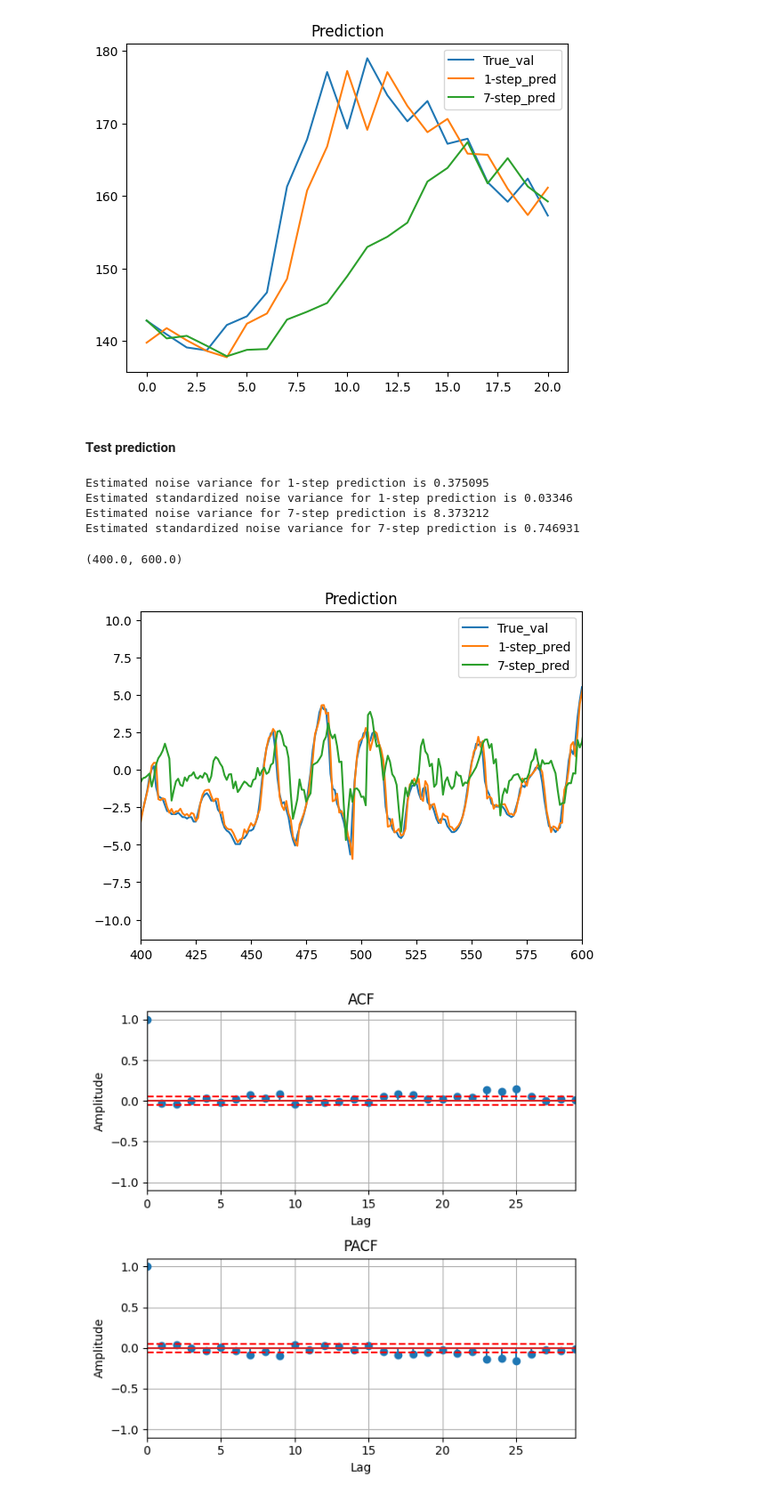
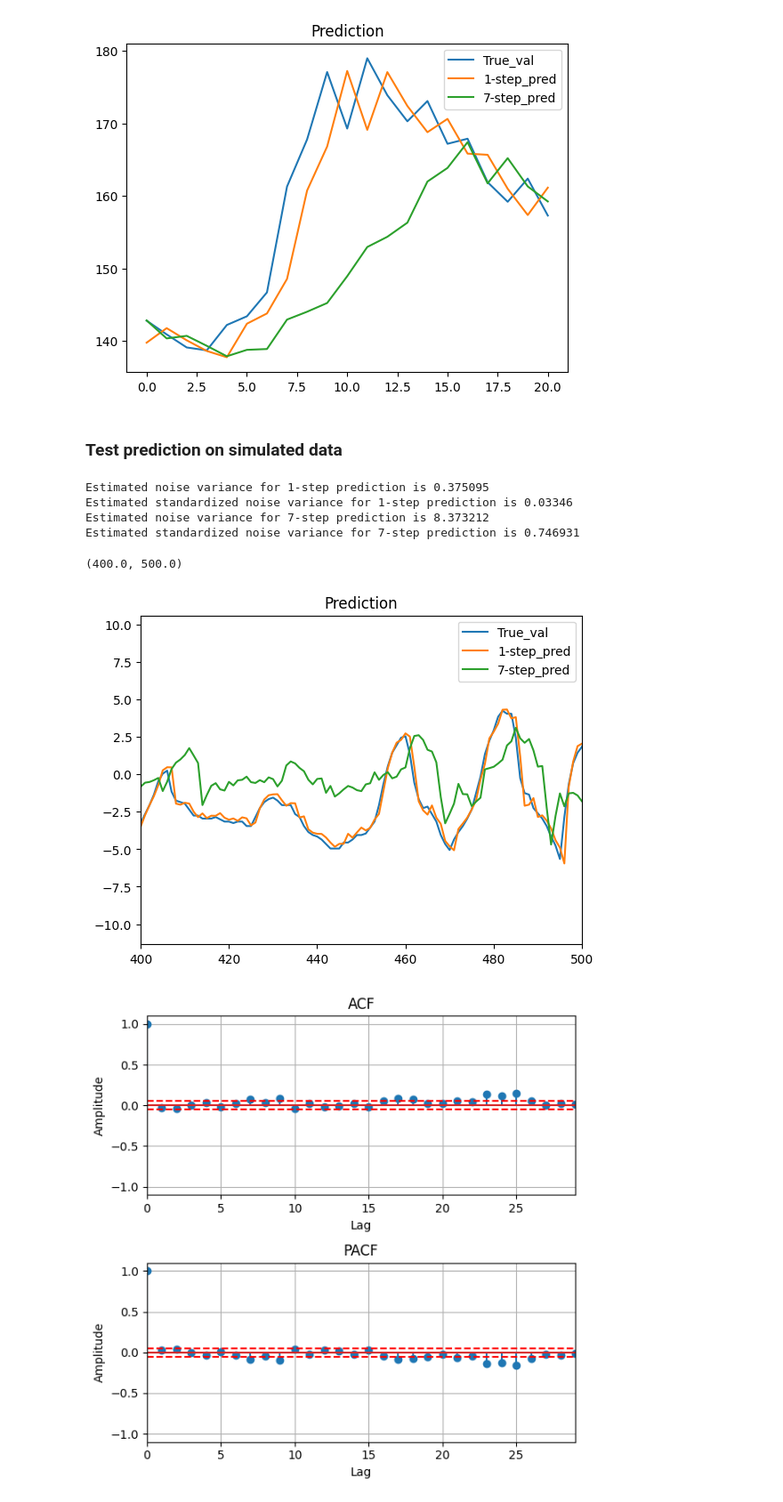
Before and after one commit to atjhin/lund-university, a Jupyter notebook: MASM17/FinalProject.ipynb, the cells around one changed output. Shown at 89% size. Saved outputs shown, nothing was run; the diff lists cells and outputs as text; code cells hidden in the pictures.

```diff
--- a/MASM17/FinalProject.ipynb
+++ b/MASM17/FinalProject.ipynb
@@ -59,7 +59,7 @@ def analyzeARMA(x, A=0, C=0, noLags=50, titleStr=None, return_val=False, normal_
         return model, acf_est, pacf_est
 
 
-def pred_k(y, A, C, x=None, B=None, s=0, k=[1], plot=True, transform=False, x_transform=False, inv_transform=False):
+def pred_k(y, A, C, x=None, B=None, s=0, k=[1], plot=True, var=True, transform=False, x_transform=False, inv_transform=False):
 
     # Initialize important variables
     if s>0:
@@ -101,8 +101,9 @@ def pred_k(y, A, C, x=None, B=None, s=0, k=[1], plot=True, transform=False, x_tr
         noise_var = np.var(pred_error)
         pred_resid_dict[k[i]] = pred_error
         normalized_noise_var = noise_var/var_y
-        print(f'Estimated noise variance for {k[i]}-step prediction is {round(noise_var,6)}')
-        print(f'Estimated standardized noise variance for {k[i]}-step prediction is {round(normalized_noise_var,6)}')
+        if var:
+            print(f'Estimated noise variance for {k[i]}-step prediction is {round(noise_var,6)}')
+            print(f'Estimated standardized noise variance for {k[i]}-step prediction is {round(normalized_noise_var,6)}')
 
     # plot the results and return yhat and noise variance
     # yhat_k_df.dropna().reset_index(drop=True).plot(title='Prediction')
@@ -627,22 +628,22 @@ Estimated noise variance for 7-step prediction is 113.011127
 Estimated standardized noise variance for 7-step prediction is 0.851121
 [figure]
 # %% [markdown]
-#### Test prediction
+### Test prediction on simulated data
 # %%
 svedala = analysis.mat2np('./data/svedala.mat')
 A = [1, -1.79, 0.84] ;
 C = [1, -0.18, -0.11 ] ;
 k = [1,7]
 yhat_k, noise_var = pred_k(y=svedala, A=A,C=C,k=k)
-plt.xlim(400,600)
+plt.xlim(400,500)
 # plt.xlim(200,400)
 # %% [output]
 Estimated noise variance for 1-step prediction is 0.375095
 Estimated standardized noise variance for 1-step prediction is 0.03346
 Estimated noise variance for 7-step prediction is 8.373212
 Estimated standardized noise variance for 7-step prediction is 0.746931
-(400.0, 600.0)
+(400.0, 500.0)
-[figure, old version]
+[figure, new version]
 # %%
 modelling.plotACFnPACF(noise_var[1])
 # %% [output]
```
Also changed, not shown: parts of 19 cells of this notebook.
